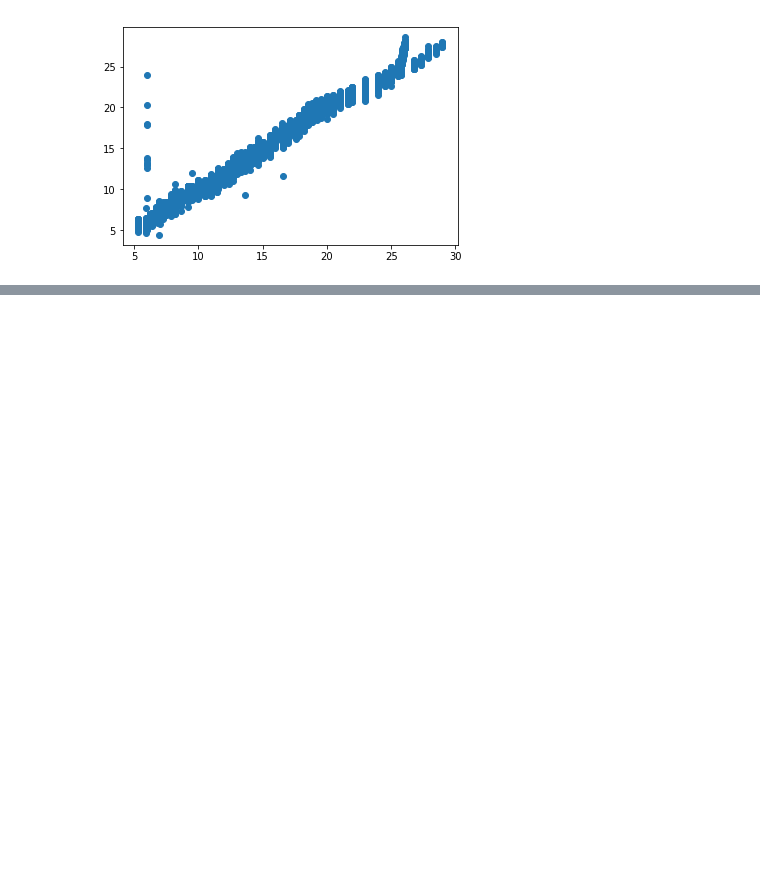
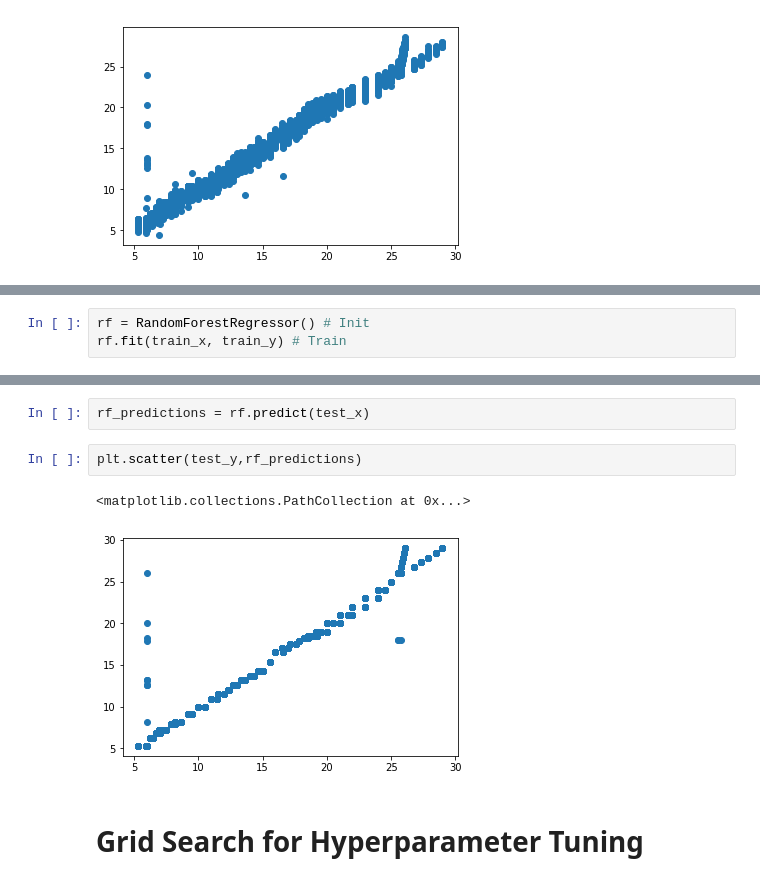
Before and after one commit to heminjoshi/Lending-Club, a Jupyter notebook: code/Prediction.ipynb, the cells around one changed output, grey strips where cells are left out. Saved outputs shown, nothing was run; the diff lists cells and outputs as text; blank space fills up the shorter version.

Commit message:
Prediction and Hyper-Parameter Tuning

```diff
--- a/code/Prediction.ipynb
+++ b/code/Prediction.ipynb
@@ -136,0 +173,3 @@ plt.scatter(test_y,lr_predictions)
+# %%
+rf = RandomForestRegressor() # Init
+rf.fit(train_x, train_y) # Train
@@ -136,0 +235,9 @@ plt.scatter(test_y,lr_predictions)
+# %%
+rf_predictions = rf.predict(test_x)
+# %%
+plt.scatter(test_y,rf_predictions)
+# %% [output]
+<matplotlib.collections.PathCollection at 0x...>
+[figure, added]
+# %% [markdown]
+# Grid Search for Hyperparameter Tuning
```
Also changed, not shown: parts of 18 cells of this notebook, 1 other file.
